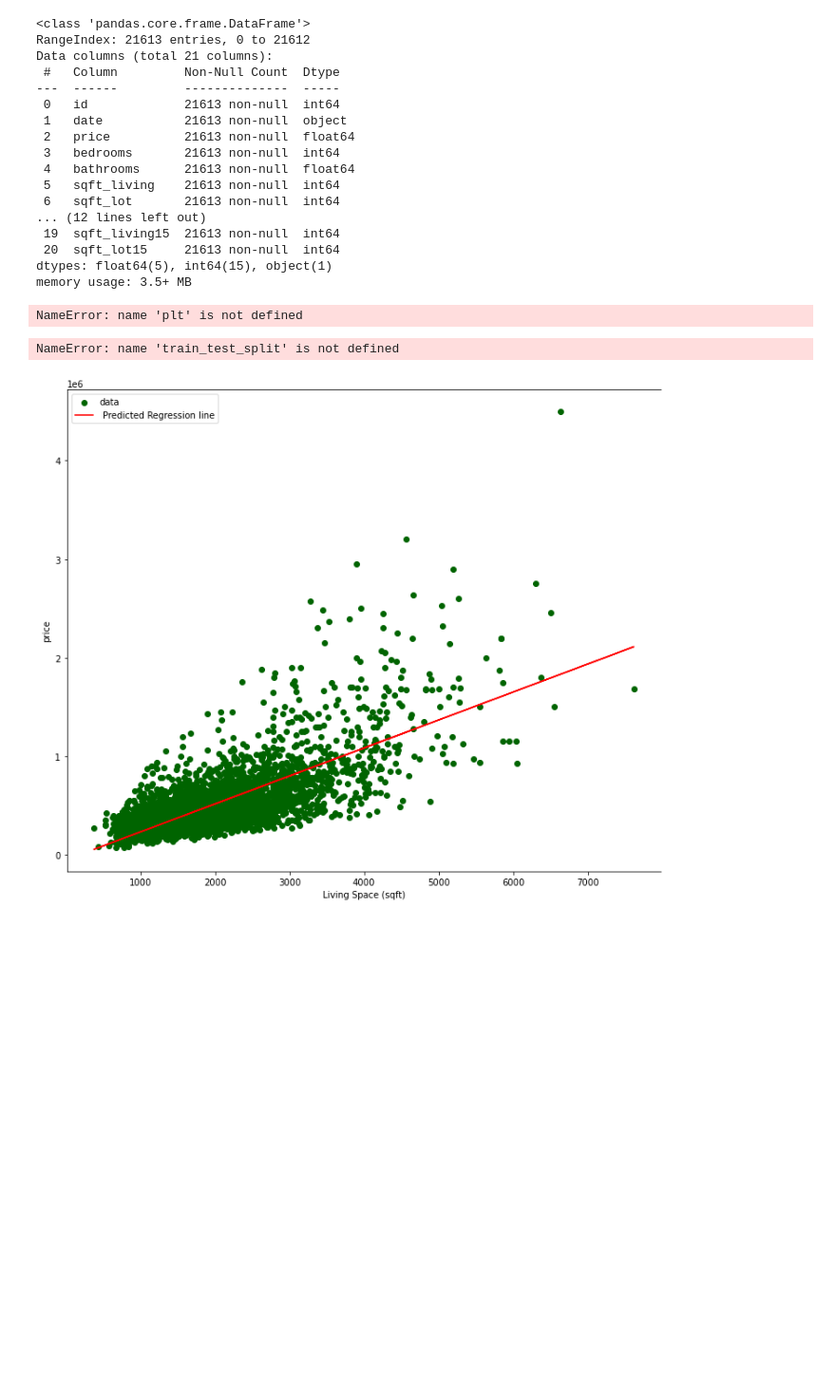
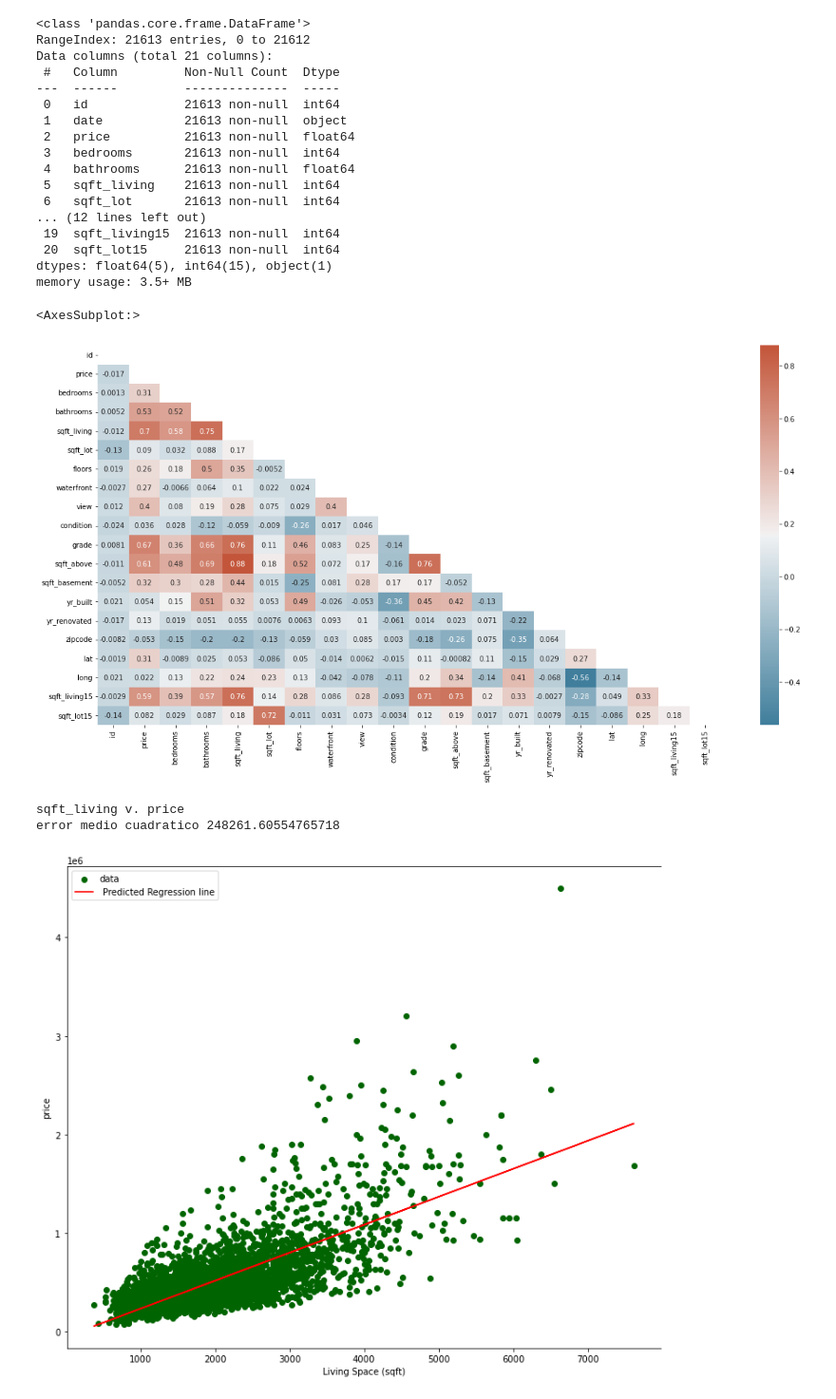
Before and after one commit to ernestod10/proyecto_ai1, a Jupyter notebook: Proyecto.ipynb, the cells around one changed output. Shown at 95% size. Saved outputs shown, nothing was run; the diff lists cells and outputs as text; code cells hidden in the pictures; blank space fills up the shorter version.

```diff
--- a/Proyecto.ipynb
+++ b/Proyecto.ipynb
@@ -31,11 +34,12 @@ dtypes: float64(5), int64(15), object(1)
 memory usage: 3.5+ MB
 # %%
 corr=df.corr()
-_,ax=sklearn. plt.subplots(figsize=(20,10))
+_,ax= plt.subplots(figsize=(20,10))
 mask = np.triu(np.ones_like(corr, dtype=bool))
 cmap = sns.diverging_palette(230, 20, as_cmap=True)
 sns.heatmap(corr,annot=True,mask=mask,cmap=cmap)
 # %% [output]
-NameError: name 'plt' is not defined
+<AxesSubplot:>
+[figure, added]
 # %%
 #Vamos a Implementar 4 regresiones lineares:
@@ -46,6 +50,6 @@ NameError: name 'plt' is not defined
 # %%
 train_data,test_data=train_test_split(df,train_size=0.85,random_state=3)
-reg=linear_model.LinearRegression()
+reg=sk.linear_model.LinearRegression()
 x=np.array(train_data['sqft_living']).reshape(-1,1)
 y=np.array(train_data['price']).reshape(-1,1)
 reg.fit(x,y)
@@ -54,10 +58,11 @@ xt=np.array(test_data['sqft_living']).reshape(-1,1)
 yt=np.array(test_data['price']).reshape(-1,1)
 pred=reg.predict(xt)
 print('sqft_living v. price')
-mean_squared_error=metrics.mean_squared_error(yt,pred)
-print('Sqaured mean error', np.sqrt(mean_squared_error))
+mean_squared_error=sk.metrics.mean_squared_error(yt,pred)
+print('error medio cuadratico', np.sqrt(mean_squared_error))
 # %% [output]
-NameError: name 'train_test_split' is not defined
+sqft_living v. price
+error medio cuadratico 248261.60554765718
 # %%
 _, ax = plt.subplots(figsize= (12, 10))
 plt.scatter(xt, yt, color= 'darkgreen', label = 'data')
```
Also changed, not shown: parts of 5 cells of this notebook, 1 other file.
